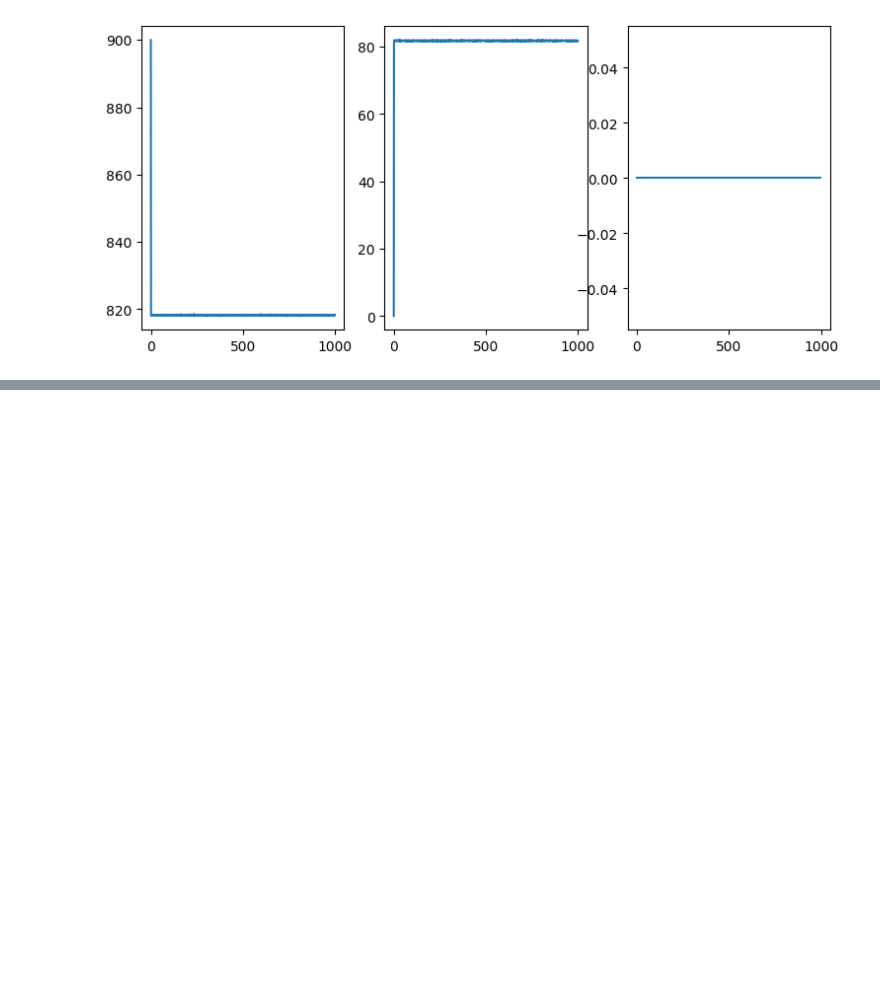
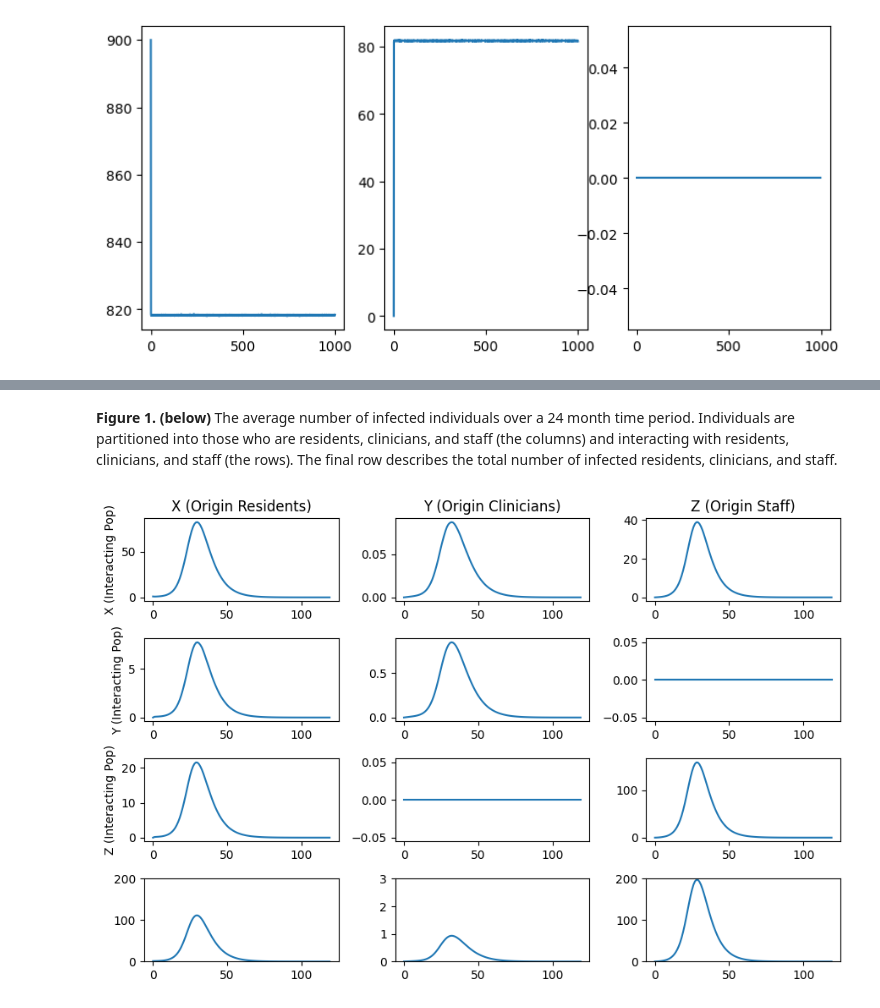
Before and after one commit to computationalUncertaintyLab/outbreak_book, a Jupyter notebook: outbreak_science/LTCF.ipynb, the cells around one changed output, grey strips where cells are left out. Drawn from its saved outputs; the diff is of its cells as text; code cells hidden in the pictures; blank space fills up the shorter version.

```diff
--- a/outbreak_science/LTCF.ipynb
+++ b/outbreak_science/LTCF.ipynb
@@ -295,0 +375,76 @@ Rather than ask for the rate of movement of individuals between the LTCF and hos
+# %% [markdown]
+**Figure 1. (below)**
+The average number of infected individuals over a 24 month time period.
+Individuals are partitioned into those who are residents, clinicians, and staff (the columns) and interacting with residents, clinicians, and staff (the rows).
+The final row describes the total number of infected residents, clinicians, and staff.
+# %%
+# Plot results
+fig,axs = plt.subplots( 4,3, figsize=(9, 6))
+
+solution = model()
+
+times = solution.t
+
+Ixx = solution.y[9]
+Iyx = solution.y[10]
+Izx = solution.y[11]
+
+Ixy = solution.y[12]
+Iyy = solution.y[13]
+Izy = solution.y[14]
+
+Ixz = solution.y[15]
+Iyz = solution.y[16]
+Izz = solution.y[17]
+
+ax=axs[0,0]
+ax.plot(Ixx)
+ax.set_ylabel("X (Interacting Pop)")
+ax.set_title("X (Origin Residents)")
+
+
+ax=axs[0,1]
+ax.plot(Iyx)
+ax.set_title("Y (Origin Clinicians)")
+
+
+ax=axs[0,2]
+ax.plot(Izx)
+ax.set_title("Z (Origin Staff)")
+
+
+ax=axs[1,0]
+ax.plot(Ixy)
+ax.set_ylabel("Y (Interacting Pop)")
+
+ax=axs[1,1]
+ax.plot(Iyy)
+
+ax=axs[1,2]
+ax.plot(Izy)
+
+ax=axs[2,0]
+ax.plot(Ixz)
+ax.set_ylabel("Z (Interacting Pop)")
+
+ax=axs[2,1]
+ax.plot(Iyz)
+
+ax=axs[2,2]
+ax.plot(Izz)
+
+ax=axs[3,0]
+ax.plot(Ixx + Ixy + Ixz)
+ax.set_ylim(0,200)
+
+ax=axs[3,1]
+ax.plot(Iyx + Iyy + Iyz)
+ax.set_ylim(0,3)
+
+ax=axs[3,2]
+ax.plot(Izx + Izy + Izz)
+ax.set_ylim(0,200)
+
+plt.tight_layout()
+# %% [output]
+[figure, added]
```
Also changed, not shown: parts of 7 cells of this notebook.
